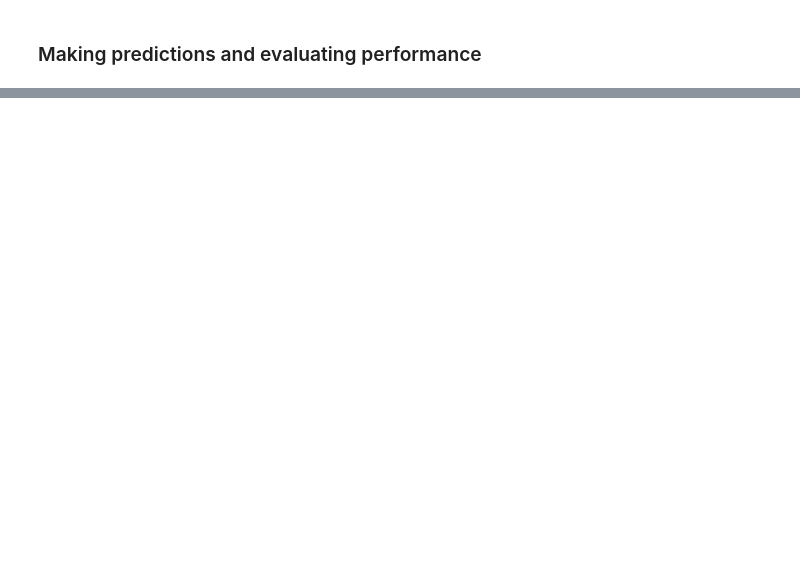
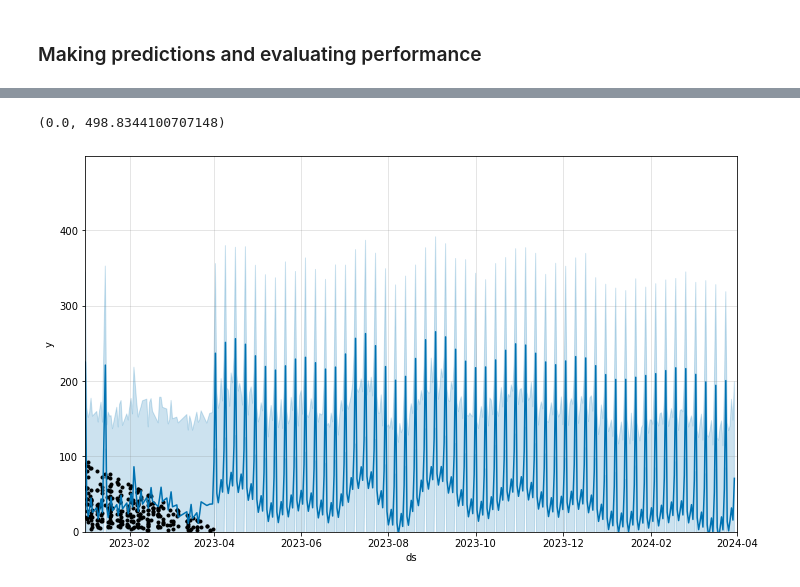
Before and after one commit to nehad2909/drug-product-database-health-canada, a Jupyter notebook: Scripts/5-Forecating_all_drugs_Prophet.ipynb, the cells around one changed output, grey strips where cells are left out. Saved outputs shown, nothing was run; the diff lists cells and outputs as text; code cells hidden in the pictures; blank space fills up the shorter version.

```diff
--- a/Scripts/5-Forecating_all_drugs_Prophet.ipynb
+++ b/Scripts/5-Forecating_all_drugs_Prophet.ipynb
@@ -181,0 +182,9 @@ plot2 = p.plot_components(forecast_prediction)
+# %%
+fig = p.plot(forecast_prediction)
+ax = fig.gca()
+# setting x limit. date range to plot
+ax.set_xlim(pd.to_datetime(['2023-01-01', '2024-04-01']))
+ax.set_ylim([0, forecast_prediction.yhat.max()*1.1])
+# %% [output]
+(0.0, 498.8344100707148)
+[figure, added]
```
Also changed, not shown: parts of 5 cells of this notebook.
